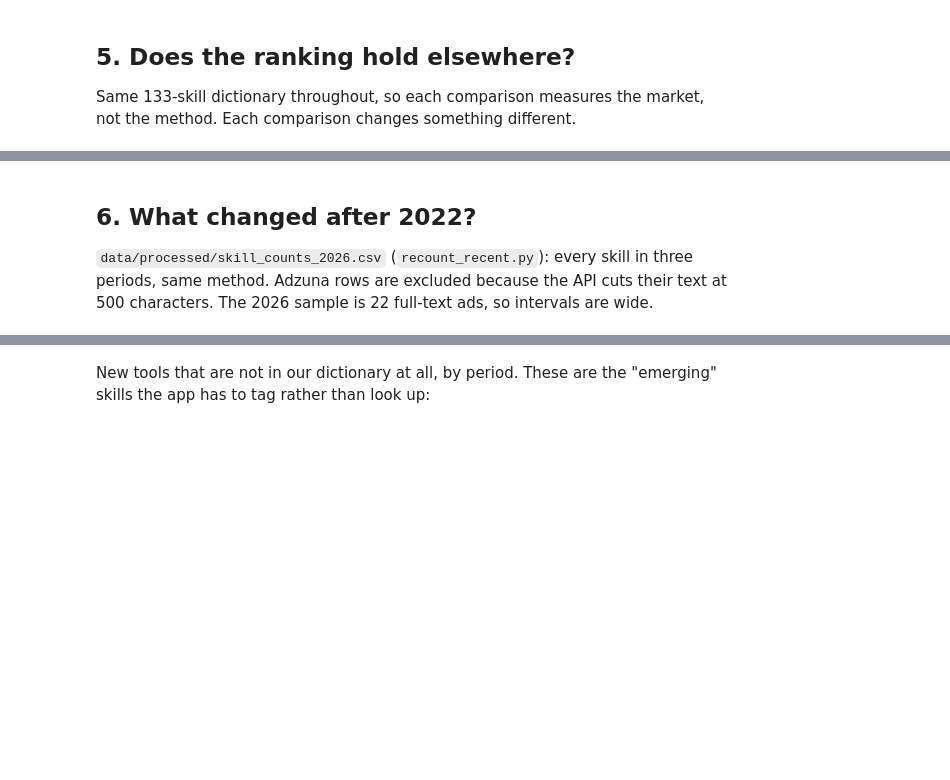
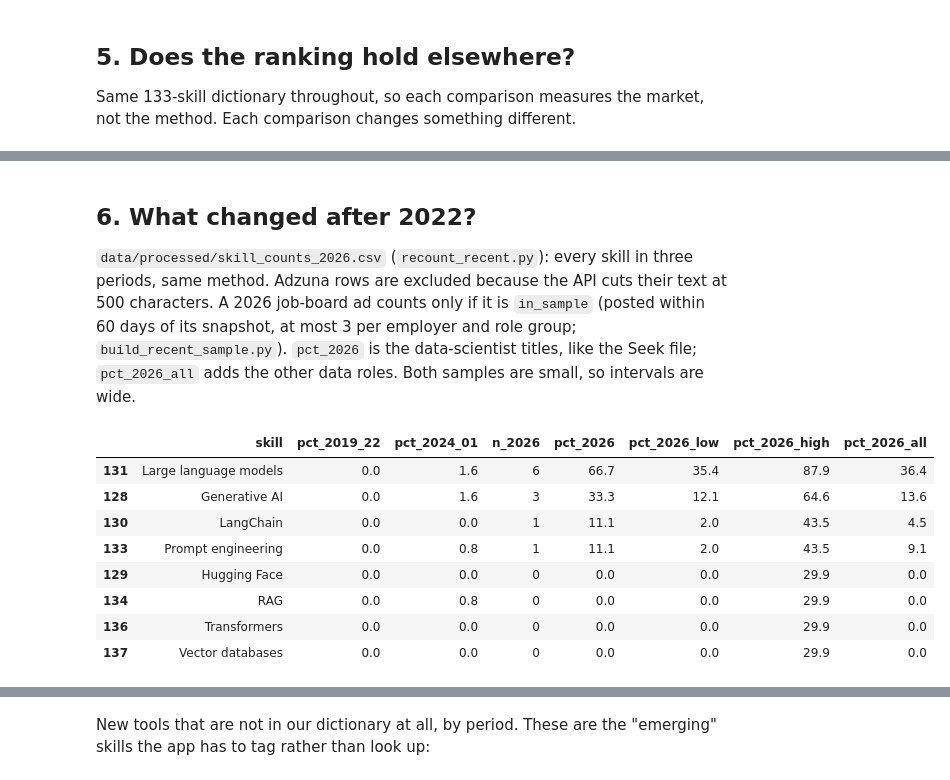
Before and after one commit to AndyPham2004/ANLP-AT2-Skillabus, a Jupyter notebook: notebooks/vt_eda.ipynb, the cells around one changed output, grey strips where cells are left out. Drawn from its saved outputs; the diff is of its cells as text; code cells hidden in the pictures; blank space fills up the shorter version.

```diff
--- a/notebooks/vt_eda.ipynb
+++ b/notebooks/vt_eda.ipynb
@@ -265,10 +362,23 @@ pd.DataFrame(checks, columns=["compared with Seek AU 2019-22", "ads", "what diff
 
 `data/processed/skill_counts_2026.csv` (`recount_recent.py`): every skill in three
 periods, same method. Adzuna rows are excluded because the API cuts their text at
-500 characters. The 2026 sample is 22 full-text ads, so intervals are wide.
+500 characters. A 2026 job-board ad counts only if it is `in_sample` (posted within 60
+days of its snapshot, at most 3 per employer and role group; `build_recent_sample.py`).
+`pct_2026` is the data-scientist titles, like the Seek file; `pct_2026_all` adds the
+other data roles. Both samples are small, so intervals are wide.
 # %%
 c26 = pd.read_csv(PROC / "skill_counts_2026.csv")
 LLM = ["Large language models", "Generative AI", "Prompt engineering", "RAG",
        "LangChain", "Vector databases", "Hugging Face", "Transformers"]
 c26[c26.skill.isin(LLM)][["skill", "pct_2019_22", "pct_2024_01", "n_2026", "pct_2026",
-                          "pct_2026_low", "pct_2026_high"]].sort_values("n_2026", ascending=False)
+                          "pct_2026_low", "pct_2026_high", "pct_2026_all"]].sort_values("n_2026", ascending=False)
+# %% [output]
+|  | skill | pct_2019_22 | pct_2024_01 | n_2026 | pct_2026 | pct_2026_low | pct_2026_high | pct_2026_all |
+| 131 | Large language models | 0.0 | 1.6 | 6 | 66.7 | 35.4 | 87.9 | 36.4 |
+| 128 | Generative AI | 0.0 | 1.6 | 3 | 33.3 | 12.1 | 64.6 | 13.6 |
+| 130 | LangChain | 0.0 | 0.0 | 1 | 11.1 | 2.0 | 43.5 | 4.5 |
+| 133 | Prompt engineering | 0.0 | 0.8 | 1 | 11.1 | 2.0 | 43.5 | 9.1 |
+| 129 | Hugging Face | 0.0 | 0.0 | 0 | 0.0 | 0.0 | 29.9 | 0.0 |
+| 134 | RAG | 0.0 | 0.8 | 0 | 0.0 | 0.0 | 29.9 | 0.0 |
+| 136 | Transformers | 0.0 | 0.0 | 0 | 0.0 | 0.0 | 29.9 | 0.0 |
+| 137 | Vector databases | 0.0 | 0.0 | 0 | 0.0 | 0.0 | 29.9 | 0.0 |
```
Also changed, not shown: parts of 29 cells of this notebook, 5 other files.
